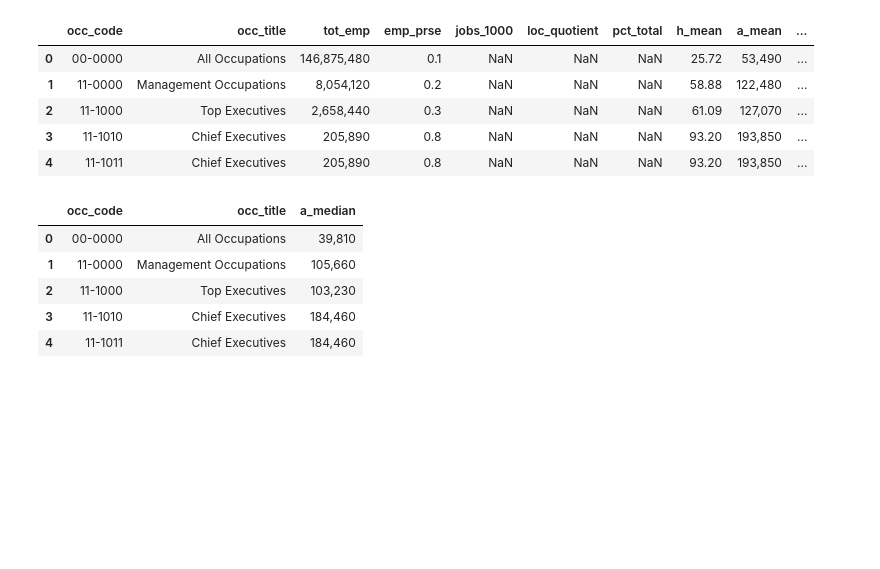
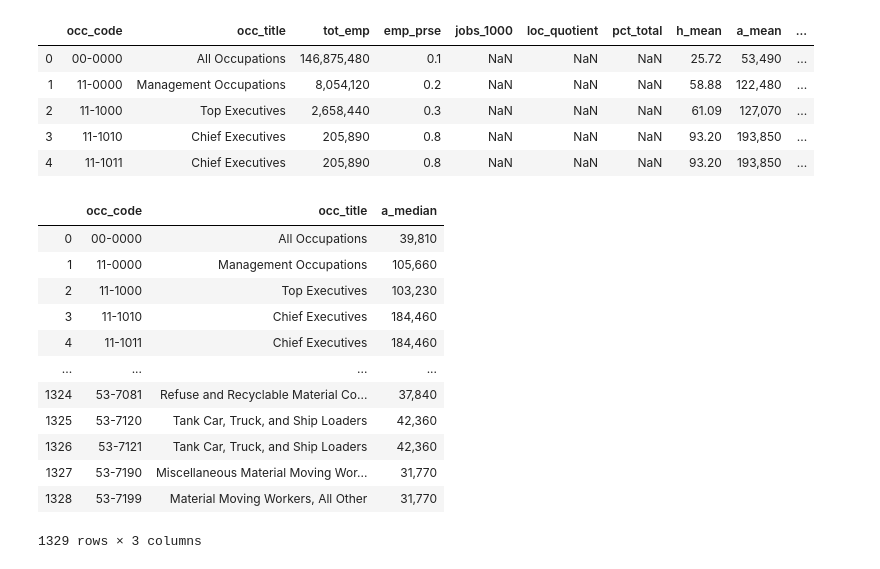
Before and after one commit to FortunED-Tellers/FortunED, a Jupyter notebook: data/raw/CleanedBLSFile.ipynb, the cells around one changed output. Drawn from its saved outputs; the diff is of its cells as text; code cells hidden in the pictures; blank space fills up the shorter version.

```diff
--- a/data/raw/CleanedBLSFile.ipynb
+++ b/data/raw/CleanedBLSFile.ipynb
@@ -33,12 +33,19 @@ bls_file_df.head()
 # %%
 to_drop_more = ['tot_emp', 'emp_prse', 'jobs_1000', 'loc_quotient', 'pct_total', 'h_mean', 'a_mean', 'mean_prse',
                 'h_pct10', 'h_pct25']
 bls_file_df.drop(to_drop_more, inplace = True, axis = 1)
-bls_file_df.head()
+bls_file_df
 # %% [output]
 |  | occ_code | occ_title | a_median |
 | 0 | 00-0000 | All Occupations | 39,810 |
 | 1 | 11-0000 | Management Occupations | 105,660 |
 | 2 | 11-1000 | Top Executives | 103,230 |
 | 3 | 11-1010 | Chief Executives | 184,460 |
 | 4 | 11-1011 | Chief Executives | 184,460 |
+| ... | ... | ... | ... |
+| 1324 | 53-7081 | Refuse and Recyclable Material Co... | 37,840 |
+| 1325 | 53-7120 | Tank Car, Truck, and Ship Loaders | 42,360 |
+| 1326 | 53-7121 | Tank Car, Truck, and Ship Loaders | 42,360 |
+| 1327 | 53-7190 | Miscellaneous Material Moving Wor... | 31,770 |
+| 1328 | 53-7199 | Material Moving Workers, All Other | 31,770 |
+1329 rows × 3 columns
```
Also changed, not shown: parts of 12 cells of this notebook, 5 other files.
